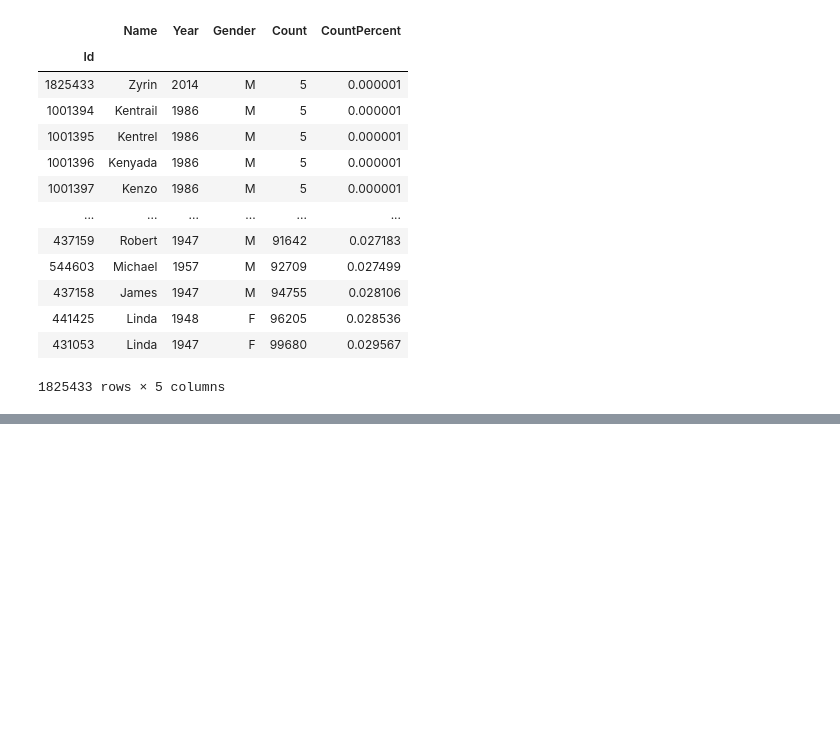
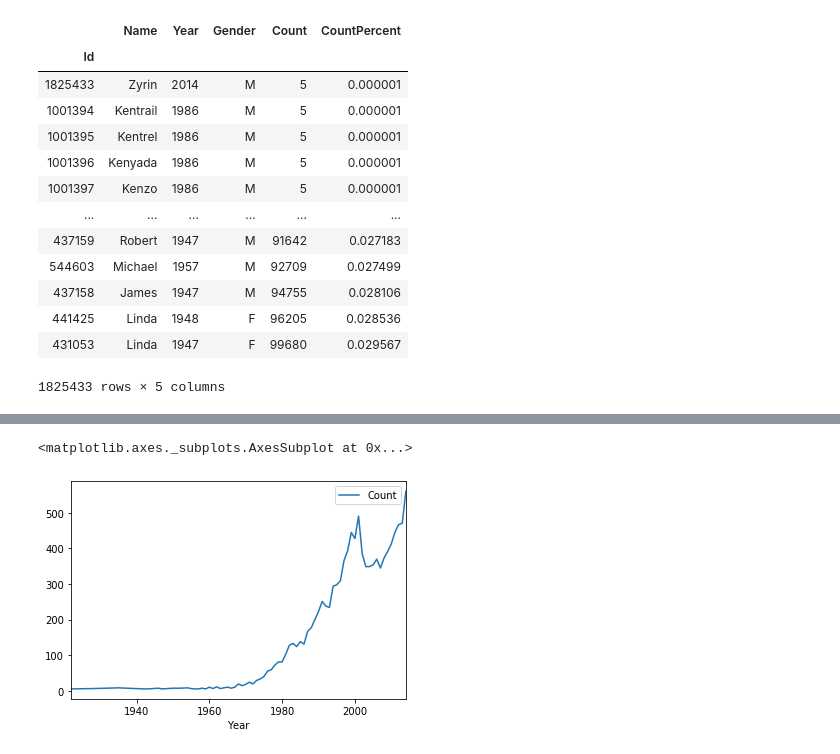
Before and after one commit to aalkhulaifi/data_science, a Jupyter notebook: exercises/lab_2/Untitled.ipynb, the cells around one changed output, grey strips where cells are left out. Drawn from its saved outputs; the diff is of its cells as text; code cells hidden in the pictures; blank space fills up the shorter version.

```diff
--- a/exercises/lab_2/Untitled.ipynb
+++ b/exercises/lab_2/Untitled.ipynb
@@ -152,0 +204,5 @@ data['Count'][]
+# %%
+data[data.Name == 'Mohammed'].plot(x='Year', y='Count')
+# %% [output]
+<matplotlib.axes._subplots.AxesSubplot at 0x...>
+[figure, added]
```
Also changed, not shown: parts of 9 cells of this notebook.
